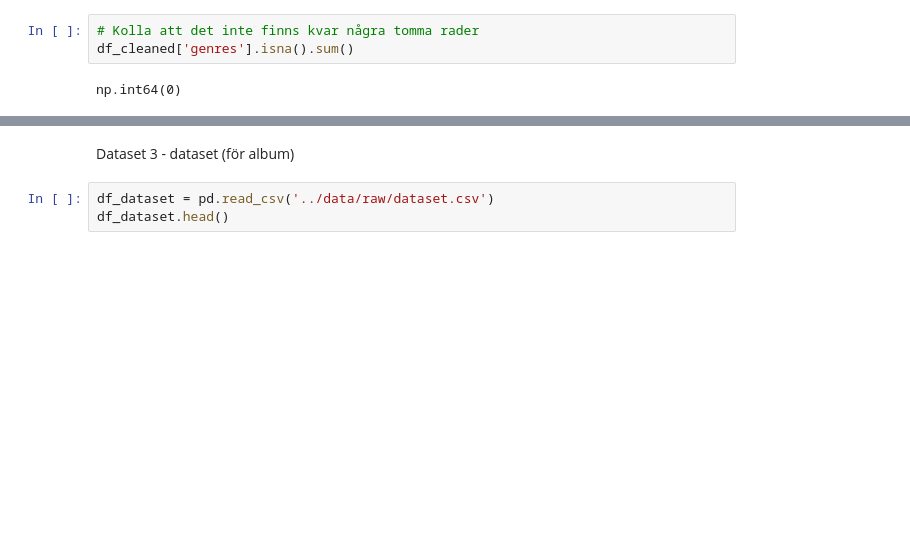
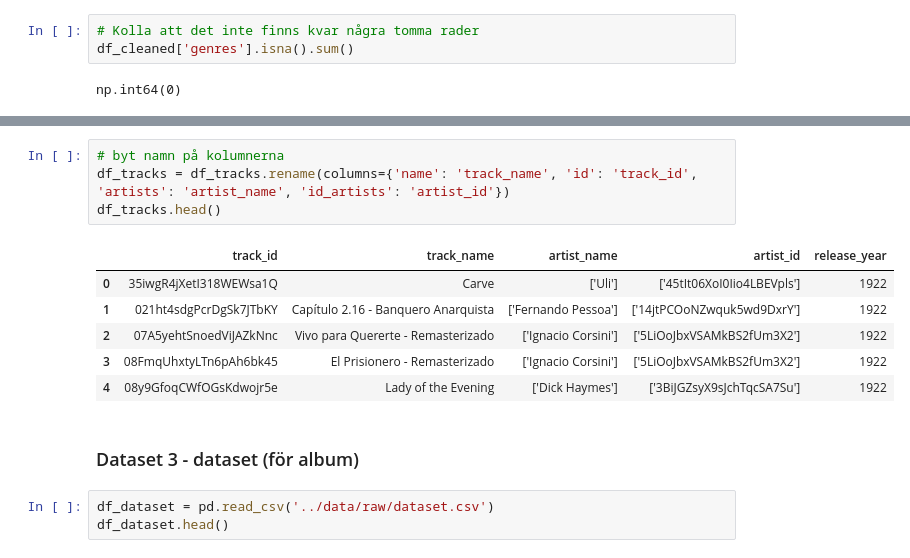
Before and after one commit to mirandalyng/examensarbete, a Jupyter notebook: eda/join_dataset.ipynb, the cells around one changed output, grey strips where cells are left out. Drawn from its saved outputs; the diff is of its cells as text; blank space fills up the shorter version.

```diff
--- a/eda/join_dataset.ipynb
+++ b/eda/join_dataset.ipynb
@@ -201,5 +264,16 @@ df_tracks.head()
+# %%
+# byt namn på kolumnerna
+df_tracks = df_tracks.rename(columns={'name': 'track_name', 'id': 'track_id', 'artists': 'artist_name', 'id_artists': 'artist_id'})
+df_tracks.head()
+# %% [output]
+|  | track_id | track_name | artist_name | artist_id | release_year |
+| 0 | 35iwgR4jXetI318WEWsa1Q | Carve | ['Uli'] | ['45tIt06XoI0Iio4LBEVpls'] | 1922 |
+| 1 | 021ht4sdgPcrDgSk7JTbKY | Capítulo 2.16 - Banquero Anarquista | ['Fernando Pessoa'] | ['14jtPCOoNZwquk5wd9DxrY'] | 1922 |
+| 2 | 07A5yehtSnoedViJAZkNnc | Vivo para Quererte - Remasterizado | ['Ignacio Corsini'] | ['5LiOoJbxVSAMkBS2fUm3X2'] | 1922 |
+| 3 | 08FmqUhxtyLTn6pAh6bk45 | El Prisionero - Remasterizado | ['Ignacio Corsini'] | ['5LiOoJbxVSAMkBS2fUm3X2'] | 1922 |
+| 4 | 08y9GfoqCWfOGsKdwojr5e | Lady of the Evening | ['Dick Haymes'] | ['3BiJGZsyX9sJchTqcSA7Su'] | 1922 |
 # %% [markdown]
-Dataset 3 - dataset (för album)
+### Dataset 3 - dataset (för album)
 # %%
 df_dataset = pd.read_csv('../data/raw/dataset.csv')
 df_dataset.head()
```
Also changed, not shown: parts of 9 cells of this notebook.
